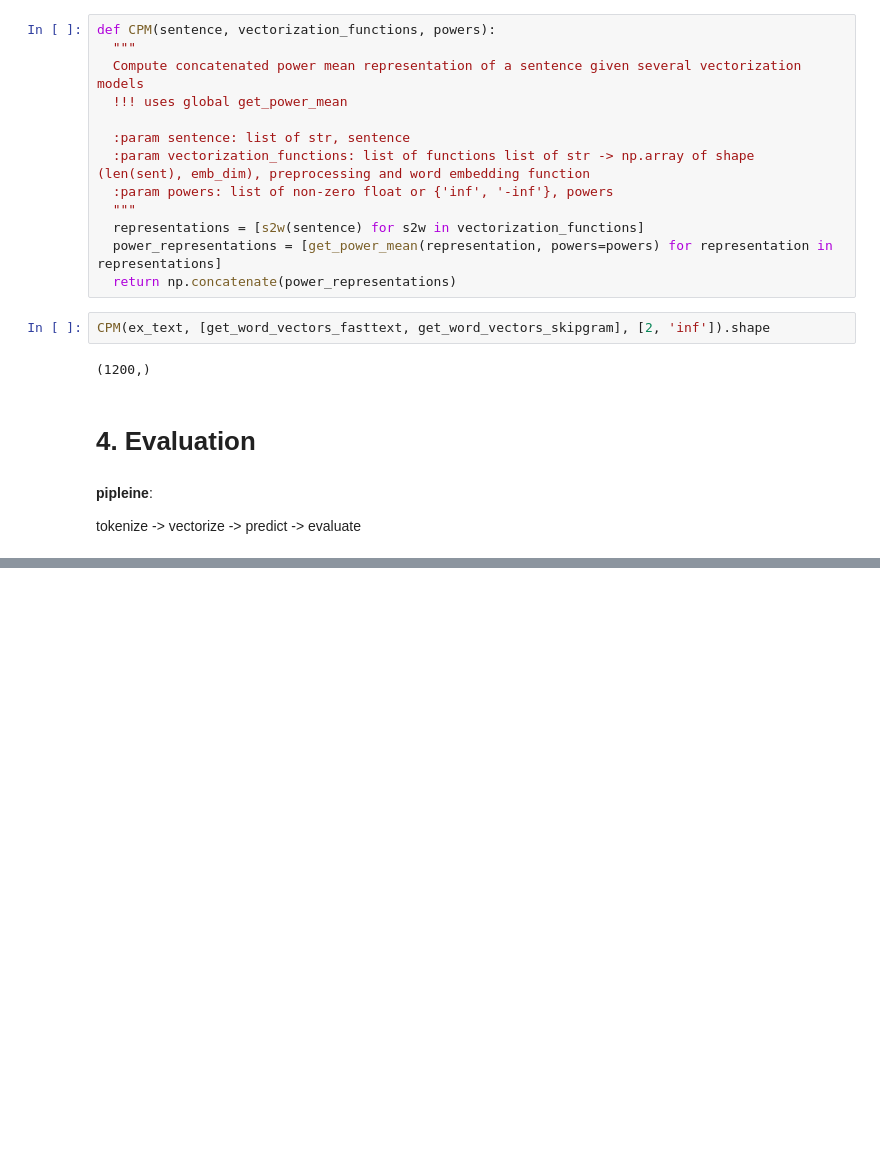
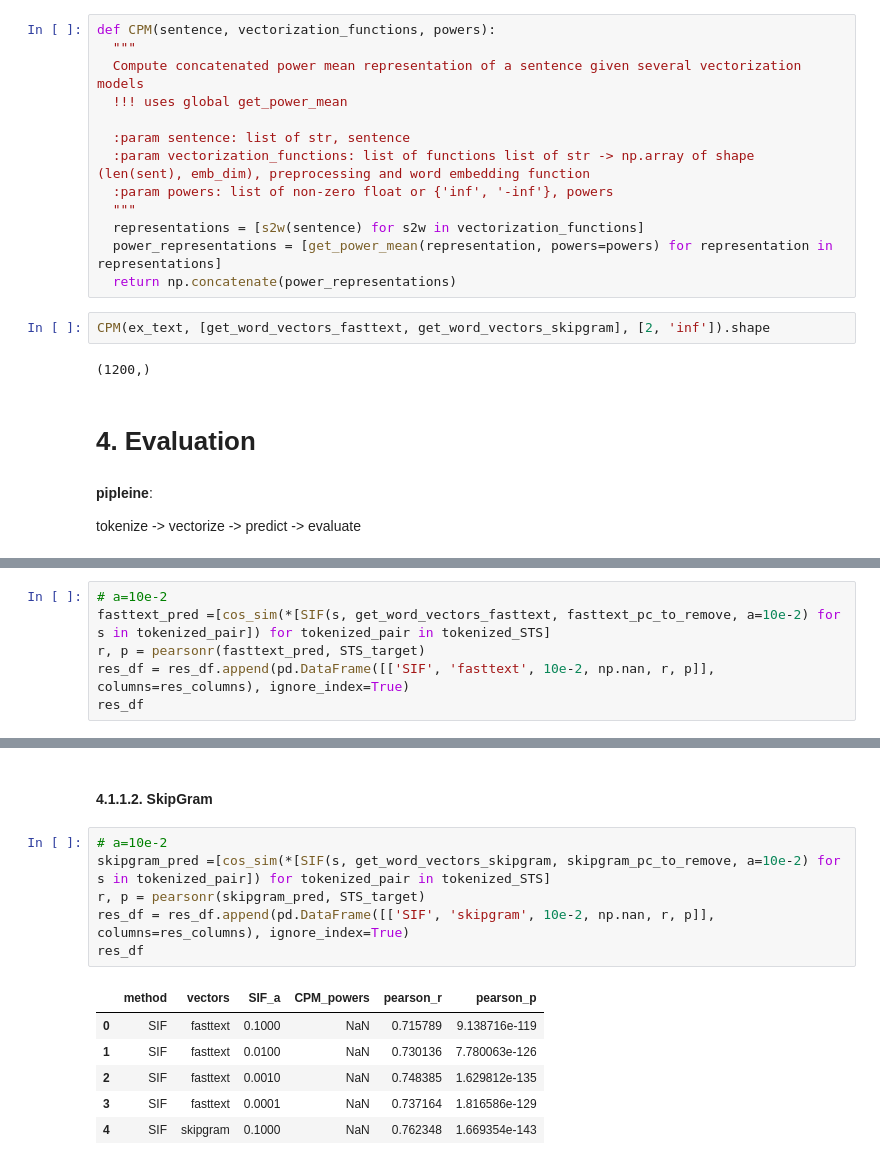
Before and after one commit to flying-bear/ANLPotsdam, a Jupyter notebook: Word2sent.ipynb, the cells around one changed output, grey strips where cells are left out. Saved outputs shown, nothing was run; the diff lists cells and outputs as text; blank space fills up the shorter version.

```diff
--- a/Word2sent.ipynb
+++ b/Word2sent.ipynb
@@ -1075,0 +1223,6 @@ tokenize -> vectorize -> predict -> evaluate
+# %%
+# a=10e-2
+fasttext_pred =[cos_sim(*[SIF(s, get_word_vectors_fasttext, fasttext_pc_to_remove, a=10e-2) for s in tokenized_pair]) for tokenized_pair in tokenized_STS]
+r, p = pearsonr(fasttext_pred, STS_target)
+res_df = res_df.append(pd.DataFrame([['SIF', 'fasttext', 10e-2, np.nan, r, p]], columns=res_columns), ignore_index=True)
+res_df
@@ -1075,0 +1265,15 @@ tokenize -> vectorize -> predict -> evaluate
+# %% [markdown]
+#### 4.1.1.2. SkipGram
+# %%
+# a=10e-2
+skipgram_pred =[cos_sim(*[SIF(s, get_word_vectors_skipgram, skipgram_pc_to_remove, a=10e-2) for s in tokenized_pair]) for tokenized_pair in tokenized_STS]
+r, p = pearsonr(skipgram_pred, STS_target)
+res_df = res_df.append(pd.DataFrame([['SIF', 'skipgram', 10e-2, np.nan, r, p]], columns=res_columns), ignore_index=True)
+res_df
+# %% [output]
+|  | method | vectors | SIF_a | CPM_powers | pearson_r | pearson_p |
+| 0 | SIF | fasttext | 0.1000 | NaN | 0.715789 | 9.138716e-119 |
+| 1 | SIF | fasttext | 0.0100 | NaN | 0.730136 | 7.780063e-126 |
+| 2 | SIF | fasttext | 0.0010 | NaN | 0.748385 | 1.629812e-135 |
+| 3 | SIF | fasttext | 0.0001 | NaN | 0.737164 | 1.816586e-129 |
+| 4 | SIF | skipgram | 0.1000 | NaN | 0.762348 | 1.669354e-143 |
```
Also changed, not shown: parts of 54 cells of this notebook.
